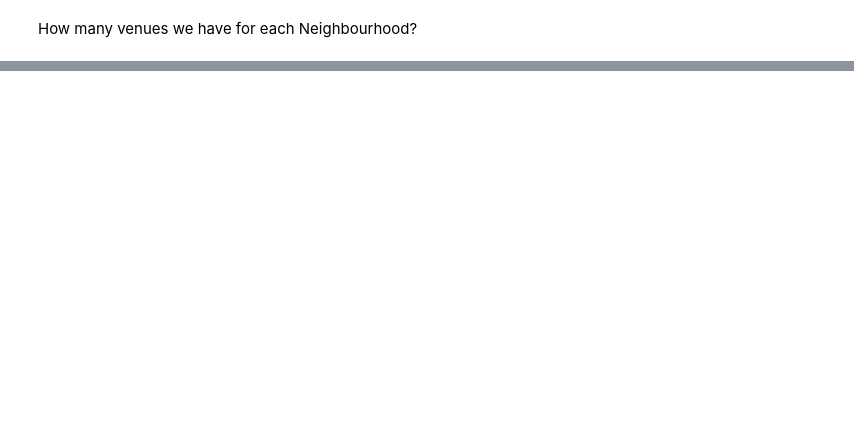
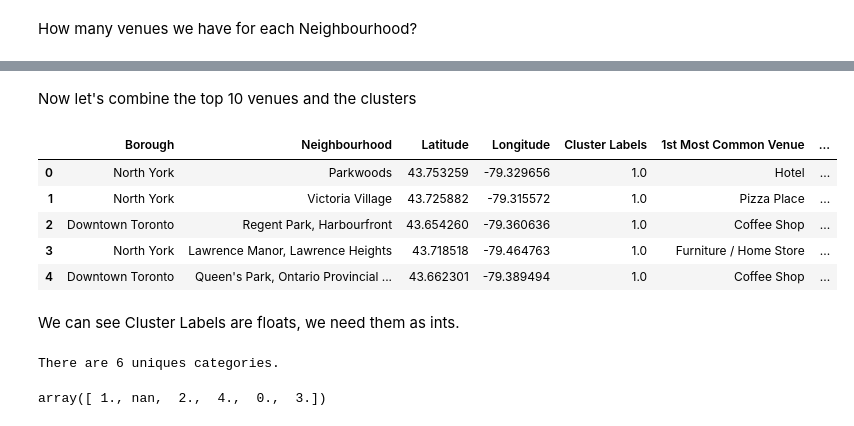
Before and after one commit to svecond2/Coursera_Capstone, a Jupyter notebook: Toronto_Neighbourhoods_Analysis.ipynb, the cells around one changed output, grey strips where cells are left out. Drawn from its saved outputs; the diff is of its cells as text; code cells hidden in the pictures; blank space fills up the shorter version.

```diff
--- a/Toronto_Neighbourhoods_Analysis.ipynb
+++ b/Toronto_Neighbourhoods_Analysis.ipynb
@@ -264,0 +357,29 @@ How many venues we have for each Neighbourhood?
+# %%
+def return_most_common_venues(row, num_top_venues):
+    row_categories = row.iloc[1:]
+    row_categories_sorted = row_categories.sort_values(ascending=False)
+
+    return row_categories_sorted.index.values[0:num_top_venues]
+
+
+num_top_venues = 10
+
+indicators = ['st', 'nd', 'rd']
+
+# create columns according to number of top venues
+columns = ['Neighbourhood']
+for ind in np.arange(num_top_venues):
+    try:
+        columns.append('{}{} Most Common Venue'.format(ind+1, indicators[ind]))
+    except:
+        columns.append('{}th Most Common Venue'.format(ind+1))
+
+# create a new dataframe
+toronto_venues_sorted = pd.DataFrame(columns=columns)
+toronto_venues_sorted['Neighbourhood'] = toronto_grouped['Neighbourhood']
+
+for ind in np.arange(toronto_grouped.shape[0]):
+    toronto_venues_sorted.iloc[ind, 1:] = return_most_common_venues(
+        toronto_grouped.iloc[ind, :], num_top_venues)
+
+toronto_venues_sorted.head()
@@ -264,0 +393,29 @@ How many venues we have for each Neighbourhood?
+# %% [markdown]
+Now let's combine the top 10 venues and the clusters
+# %%
+# add clustering labels
+toronto_venues_sorted.insert(0, 'Cluster Labels', kmeans.labels_)
+toronto_merged = toronto_neighbourhoods_geo
+
+# merge manhattan_grouped with manhattan_data to add latitude/longitude for each neighborhood
+toronto_merged = toronto_merged.join(
+    toronto_venues_sorted.set_index('Neighbourhood'), on='Neighbourhood')
+
+toronto_merged.head()  # check the last columns!
+# %% [output]
+|  | Borough | Neighbourhood | Latitude | Longitude | Cluster Labels | 1st Most Common Venue | ... |
+| 0 | North York | Parkwoods | 43.753259 | -79.329656 | 1.0 | Hotel | ... |
+| 1 | North York | Victoria Village | 43.725882 | -79.315572 | 1.0 | Pizza Place | ... |
+| 2 | Downtown Toronto | Regent Park, Harbourfront | 43.654260 | -79.360636 | 1.0 | Coffee Shop | ... |
+| 3 | North York | Lawrence Manor, Lawrence Heights | 43.718518 | -79.464763 | 1.0 | Furniture / Home Store | ... |
+| 4 | Downtown Toronto | Queen's Park, Ontario Provincial ... | 43.662301 | -79.389494 | 1.0 | Coffee Shop | ... |
+# %% [markdown]
+We can see Cluster Labels are floats, we need them as ints.
+# %%
+# Ensure there are not floats in cluster lables
+print('There are {} uniques categories.'.format(
+    len(toronto_merged['Cluster Labels'].unique())))
+toronto_merged['Cluster Labels'].unique()
+# %% [output]
+There are 6 uniques categories.
+array([ 1., nan,  2.,  4.,  0.,  3.])
```
Also changed, not shown: parts of 23 cells of this notebook.
